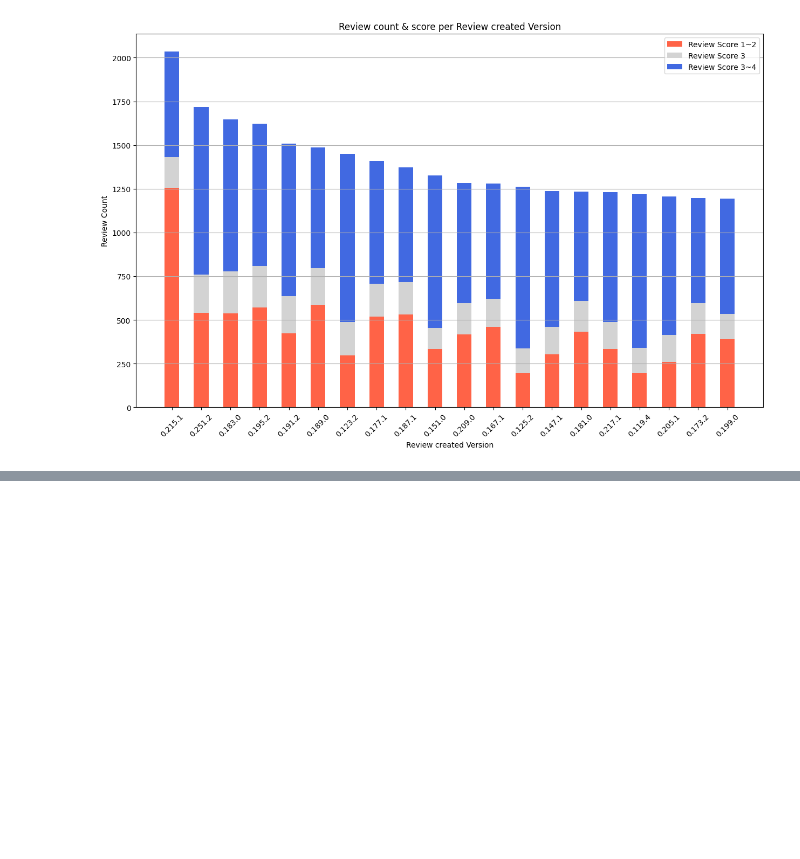
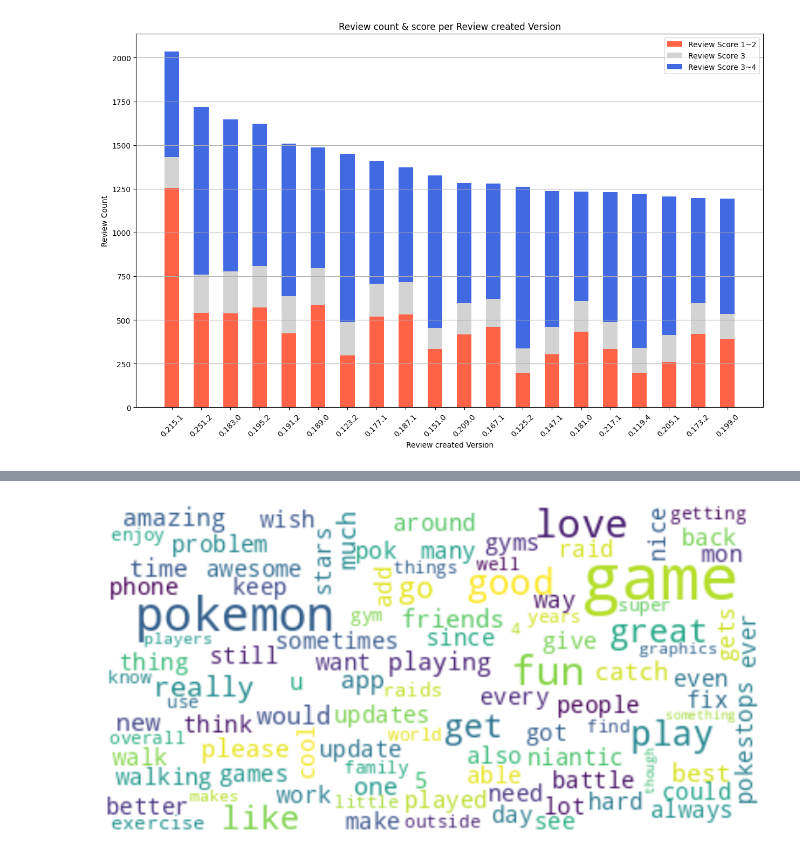
Before and after one commit to jinnykj/PokemonGO-Review-dataset-analysis, a Jupyter notebook: 데이터_시각화_기말_과제.ipynb, the cells around one changed output, grey strips where cells are left out. Drawn from its saved outputs; the diff is of its cells as text; code cells hidden in the pictures; blank space fills up the shorter version.

```diff
--- a/데이터_시각화_기말_과제.ipynb
+++ b/데이터_시각화_기말_과제.ipynb
@@ -426,15 +432,13 @@ print(badtags)
 # %%
-scoregood = pd.read_csv('scorego.CSV')
+scoregood = pd.read_csv('scoregood.CSV')
 scoregood.to_csv('scoregood.txt', sep = '\t', index = False)
-docgood= open('scorebad.txt').read()
+docgood= open('scoregood.txt').read()
 docgood = re.sub(r"[^a-zA-Z0-9\s]", " ", docgood)
 sentences = nltk.tokenize.sent_tokenize(docgood)
 tokensgood= [nltk.tokenize.word_tokenize(s) for s in sentences]
-goodtoken=[]
-for s in tokensgood:
-  for token in s:
-    goodtoken.append(token.lower())
+goodtoken = [token.lower() for s in tokensgood for token in s if token.lower() not in stoplist]
+
 
 counts= Counter(goodtoken)
-goodtags=counts.most_common(30)
+goodtags=counts.most_common(20)
 print(goodtags)
@@ -440,0 +510,12 @@ print(goodtags)
+# %%
+counts= Counter(goodtoken)
+tags=counts.most_common(100)
+word_dict = dict(tags)
+wc = WordCloud(max_font_size=40,background_color='white',max_words=1000)
+wc.generate_from_frequencies(word_dict)
+plt.figure(figsize=(10,10))
+plt.imshow(wc,interpolation = 'bilinear')
+plt.axis('off')
+plt.show()
+# %% [output]
+[figure, added]
```
Also changed, not shown: parts of 15 cells of this notebook.
